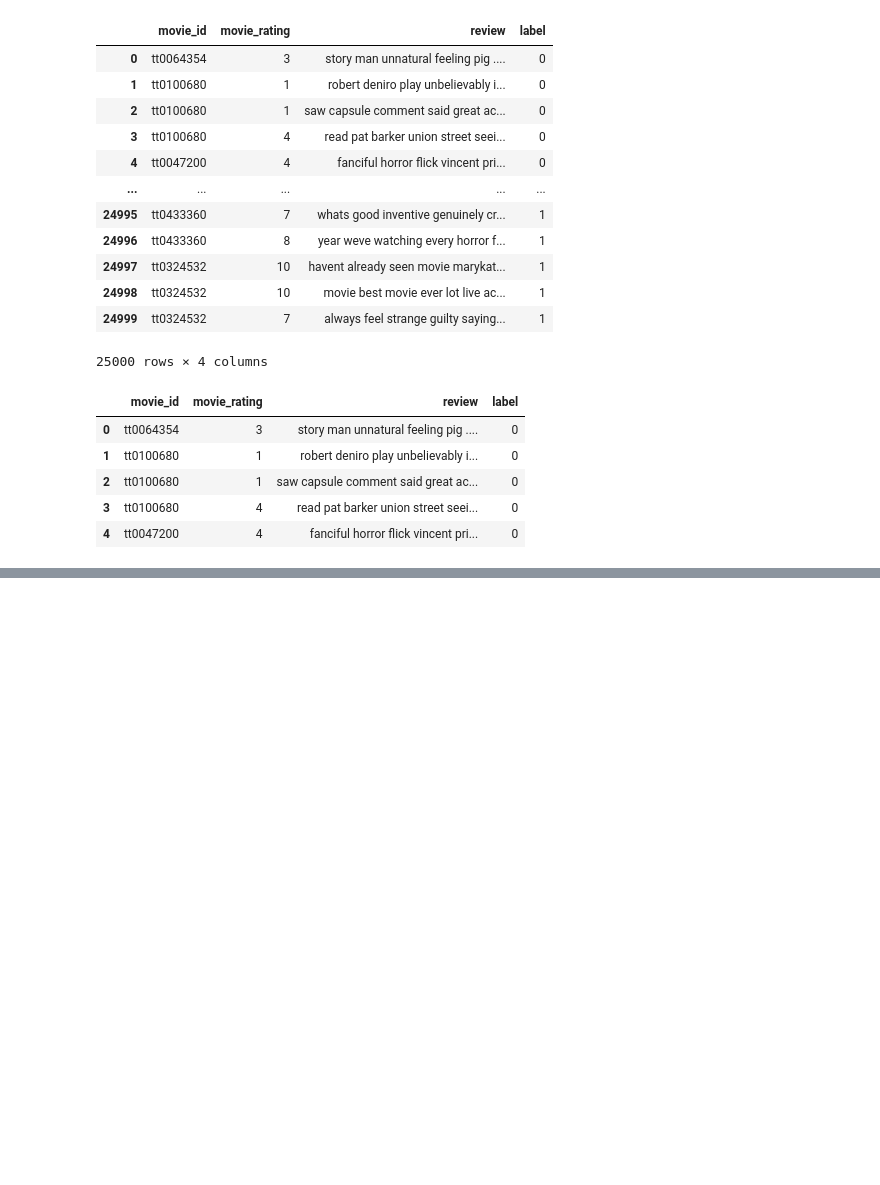
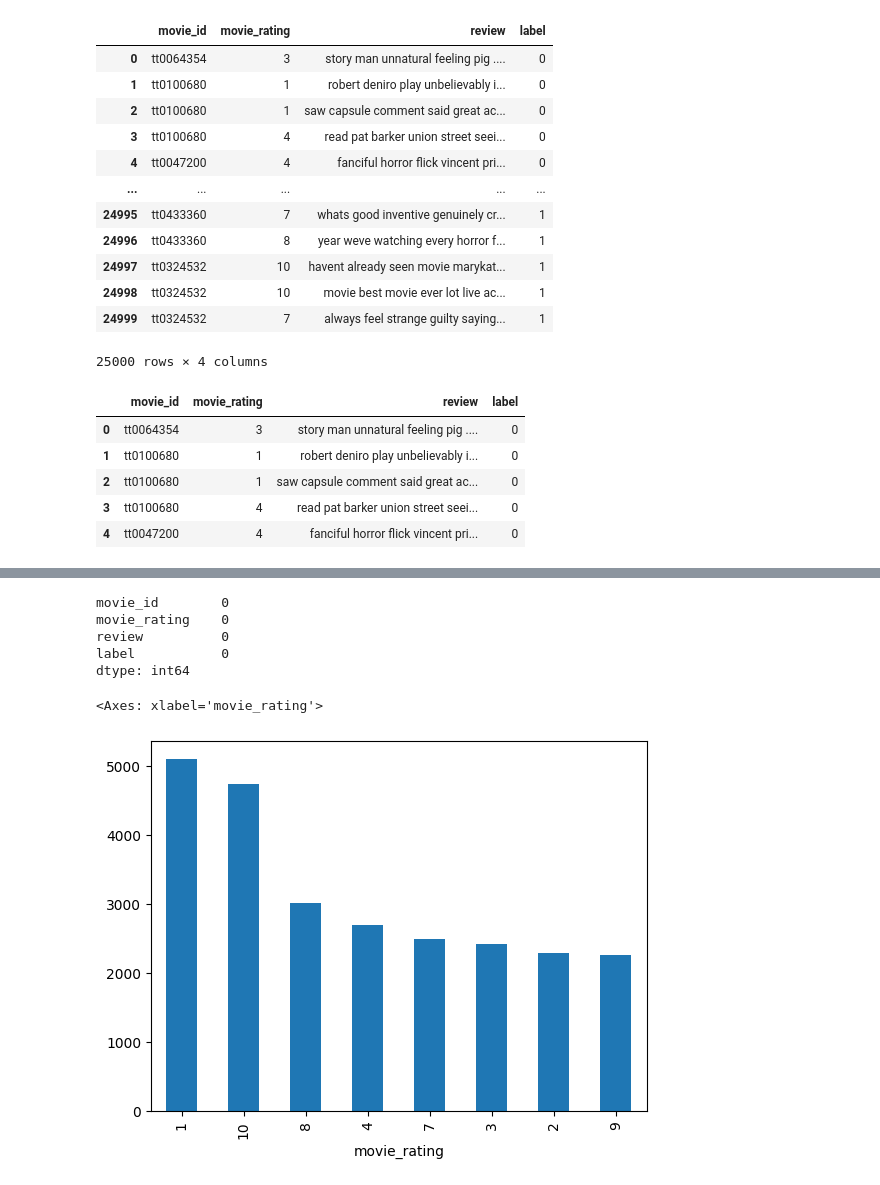
Before and after one commit to sweeksss/movie_sentiment_analysis, a Jupyter notebook: data_preprocessing_train_combined.ipynb, the cells around one changed output, grey strips where cells are left out. Saved outputs shown, nothing was run; the diff lists cells and outputs as text; code cells hidden in the pictures; blank space fills up the shorter version.

```diff
--- a/data_preprocessing_train_combined.ipynb
+++ b/data_preprocessing_train_combined.ipynb
@@ -38,7 +40,7 @@ def preprocess_text(text):
     text = ' '.join(tokens)
     return text
 # %%
-df_train = pd.read_csv(pwd + "//final_dataset_train.csv")
+df_train = pd.read_csv(r"c:\Users\REBU\Desktop\final_dataset_train.csv")
 # %%
 df_train
 # %% [output]
@@ -101,0 +133,15 @@ df_train.head()
+# %%
+# Checking for null values on the train dataset
+
+df_train.isnull().sum()
+# %% [output]
+movie_id        0
+movie_rating    0
+review          0
+label           0
+dtype: int64
+# %%
+df_train['movie_rating'].value_counts().plot(kind = 'bar')
+# %% [output]
+<Axes: xlabel='movie_rating'>
+[figure, added]
```
Also changed, not shown: parts of 12 cells of this notebook, 2 other files.
